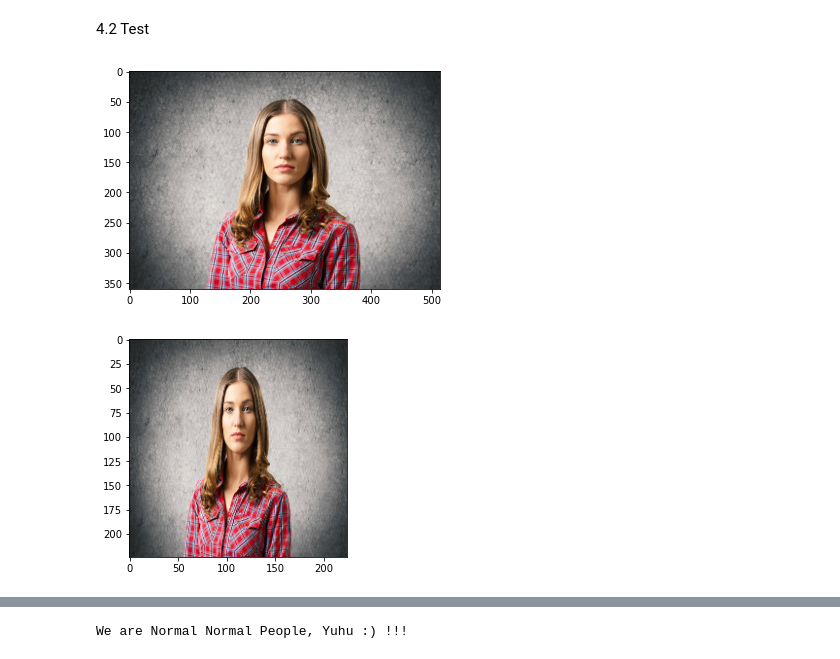
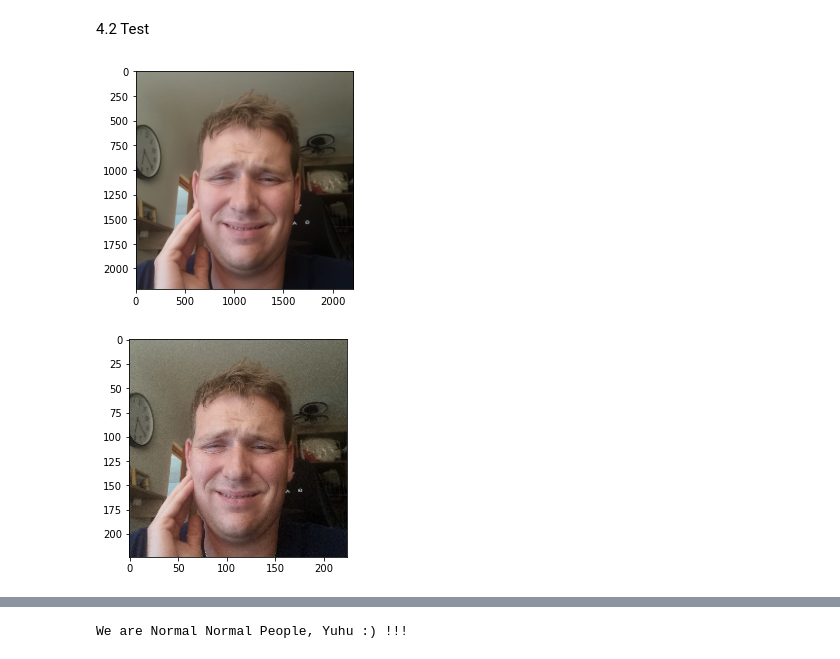
Before and after one commit to Asld97/Pain_Classification, a Jupyter notebook: Data_Preprocessing_CNN_ResNet50.ipynb, the cells around one changed output, grey strips where cells are left out. Cells and saved outputs as stored; diff of their text form; code cells hidden in the pictures.

```diff
--- a/Data_Preprocessing_CNN_ResNet50.ipynb
+++ b/Data_Preprocessing_CNN_ResNet50.ipynb
@@ -292,19 +299,19 @@ Precision: 0.7407407164573669, Recall: 0.8695651888847351, Accuracy: 0.782608687
 4.2 Test
 # %%
 #img = cv2.imread('pain_test.JPG')
-img = cv2.imread('test_Data/neutral_test_v1.JPG')
+img = cv2.imread('test_Data/pain_test_v4.JPG')
 img = cv2.cvtColor(img, cv2.COLOR_BGR2RGB)
 plt.imshow(img)
 plt.show()
 # %% [output]
-[figure, old version]
+[figure, new version]
 # %%
 # We resized all batches of data to 256x256 size. The input data has to be the same size !!!
 resize_img = tf.image.resize(img, (224,224))
 plt.imshow(resize_img.numpy().astype(int))
 plt.show()
 # %% [output]
-[figure, old version]
+[figure, new version]
 # %%
 yhat = model.predict(np.expand_dims(resize_img/255, 0))
 # The model expect the batch of data not a single image, so we have to wrap data into batch (deeper into the list)
```
Also changed, not shown: parts of 19 cells of this notebook, 4 other files.
